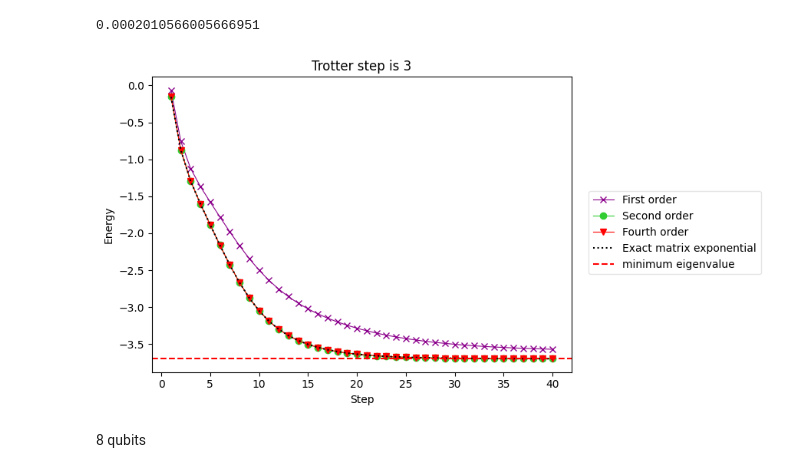
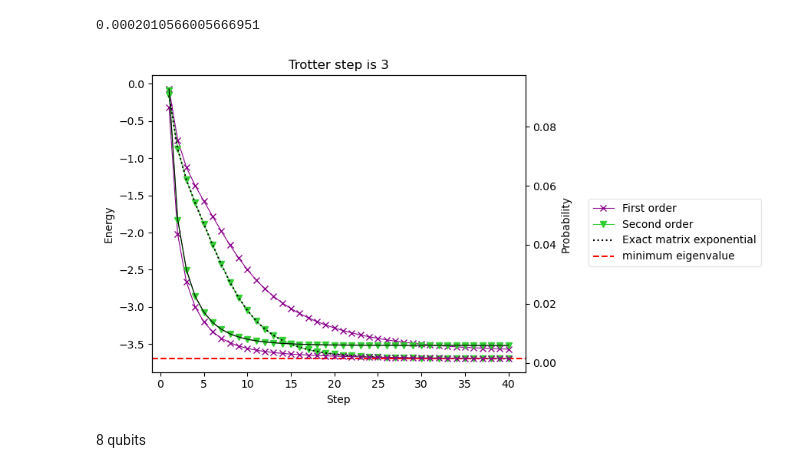
Before and after one commit to schauu/vqe_U, a Jupyter notebook: TrotterQRTE/post-selection with trotter.ipynb, the cells around one changed output. Drawn from its saved outputs; the diff is of its cells as text; code cells hidden in the pictures.

Commit message:
add probability part without vqe

```diff
--- a/TrotterQRTE/post-selection with trotter.ipynb
+++ b/TrotterQRTE/post-selection with trotter.ipynb
@@ -373,27 +399,0 @@ print(unitary_exact(np.pi/2, 4, 0, 40))
-# %%
-nqubits = 4
-final_time = np.pi/2 #time
-time = final_time
-time_step = 10 #time_step
-step = 40
-#H = get_hamiltonian_y(5, 1/np.sqrt(2), True)
-projector = np.array([[0, -1.0j],
-                     [1.0j, 0]])
-initial_state = Statevector.from_label("0000")
-expectation_exact = []
-simulator = AerSimulator()
-statevector = initial_state.data
-for i in range(step):
-    U = expm(-1.0j * time * np.kron(projector, H_array))
-    qc = QuantumCircuit(nqubits+1)
-    qc.initialize(statevector, range(nqubits))
-    qc.unitary(U, range(nqubits+1))
-    qc.decompose(reps=2)
-    qc.save_statevector()
-    result = simulator.run(qc).result().data(0)['statevector']
-    new_state = result.data#[:2**nqubits]
-    expectation = (new_state.conj().dot(hamiltonian1.to_matrix())).dot(new_state)/(new_state.conj().T.dot(hamiltonian2).dot(new_state))
-    expectation_exact.append(expectation)
-    statevector = new_state[:2**nqubits]/np.linalg.norm(new_state[:2**nqubits])
-
-    print(expectation)
@@ -426,32 +408,39 @@ np.abs(expectation_exact[-1]-emin)/np.abs(emin)
 # %%
 fig, axes = plt.subplots()
 x = list(range(1, step+1))  # includes initial state
 axes.plot(
     x, expectation_1, label="First order", marker="x", c="darkmagenta", ls="-", lw=0.8
 )
 axes.plot(
-    x, expectation_2, label="Second order", marker="o", c="limegreen", ls="-", lw=0.8
+    x, expectation_2, label="Second order", marker="v", c="limegreen", ls="-", lw=0.8
 )
-axes.plot(
-    x, expectation_4, label="Fourth order", marker="v", c="r", ls="-", lw=0.8
-)
+#axes.plot(
+#    x, expectation_4, label="Fourth order", marker="v", c="r", ls="-", lw=0.8
+#)
 axes.plot(x, expectation_exact, c="k", ls=":", label="Exact matrix exponential")
 horizontal_line_value = emin
-axes.axhline(y=horizontal_line_value, color='r', linestyle='--', label='minimum eigenvalue')#f'y = {horizontal_line_value}')
+axes.axhline(y=horizontal_line_value, color='r', linestyle='--', label='minimum eigenvalue')
 legend = fig.legend(
     *axes.get_legend_handles_labels(),
     bbox_to_anchor=(1.0, 0.5),
     loc="center left",
     framealpha=0.5,
 )
 
 axes.set_xticks(np.arange(0, max(x) + 1, 5))
 axes.set_xlabel('Step')
 axes.set_ylabel('Energy')
 axes.set_title('Trotter step is 3')
+
+ax2 = axes.twinx()
+ax2.plot(x, probability_1, label="First order", marker="x", c="darkmagenta", ls="-", lw=0.8)
+ax2.plot(x, probability_2, label="Second order", marker="v", c="limegreen", ls="-", lw=0.8)
+#ax2.plot(x, probability_4, label="Fourth order", marker="v", c="r", ls="-", lw=0.8)
+ax2.plot(x, probability_exact, c="k", ls="-", lw=0.8, label="Exact matrix exponential")
+ax2.set_ylabel('Probability')
 fig.tight_layout()
 # %% [output]
-[figure, old version]
+[figure, new version]
 # %% [markdown]
 8 qubits
 # %% [markdown]
```
Also changed, not shown: parts of 6 cells of this notebook, 2 other files.
